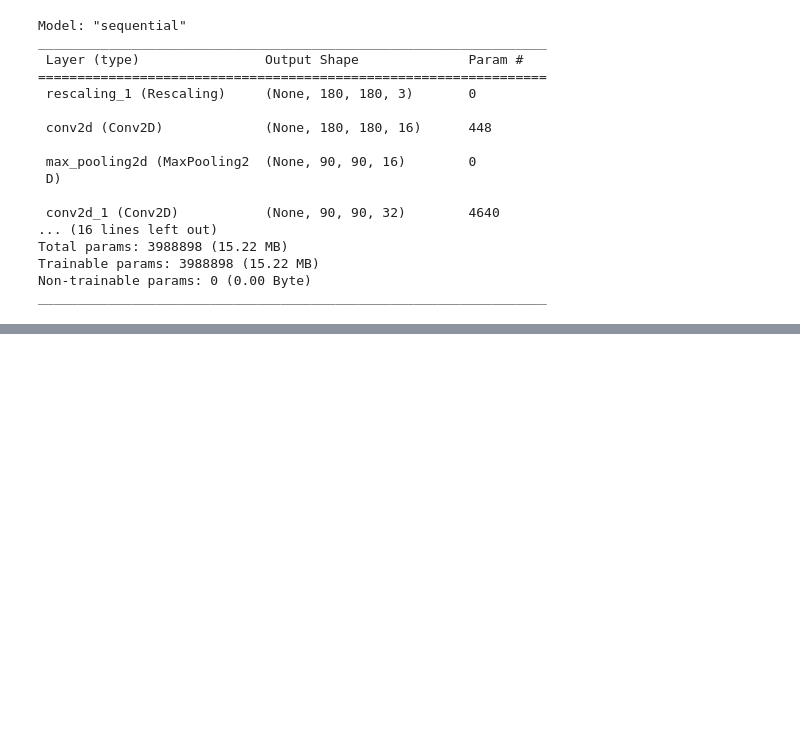
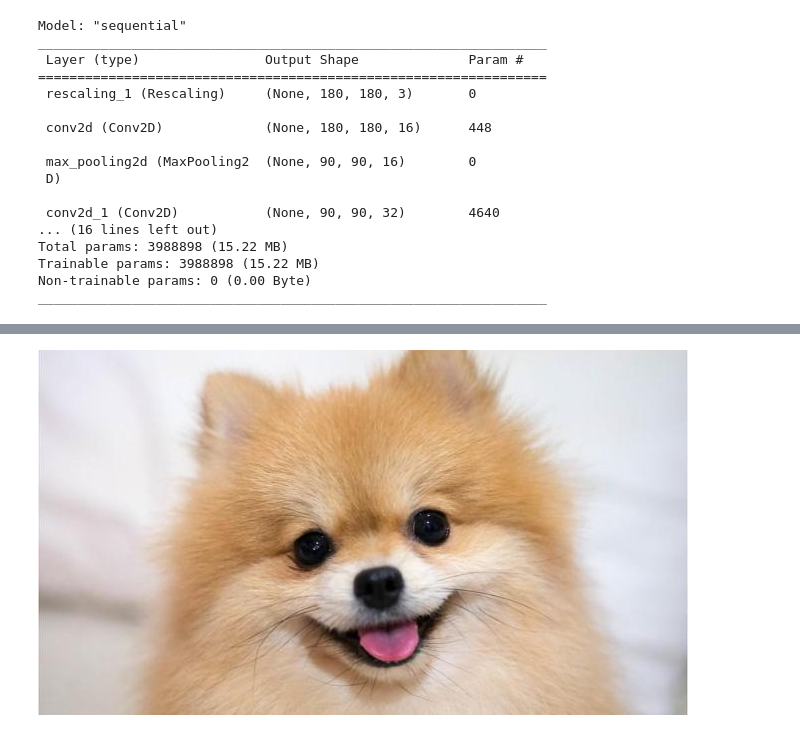
Before and after one commit to layla-focalors/Image_Classfication, a Jupyter notebook: catanddog.ipynb, the cells around one changed output, grey strips where cells are left out. Cells and saved outputs as stored; diff of their text form; code cells hidden in the pictures; blank space fills up the shorter version.

```diff
--- a/catanddog.ipynb
+++ b/catanddog.ipynb
@@ -184,0 +243,4 @@ history = keras.models.load_model('./models/v2.HDF5')
+# %%
+PIL.Image.open('./test/dog.jpg')
+# %% [output]
+[figure, added]
```
Also changed, not shown: parts of 7 cells of this notebook, 2 other files.
